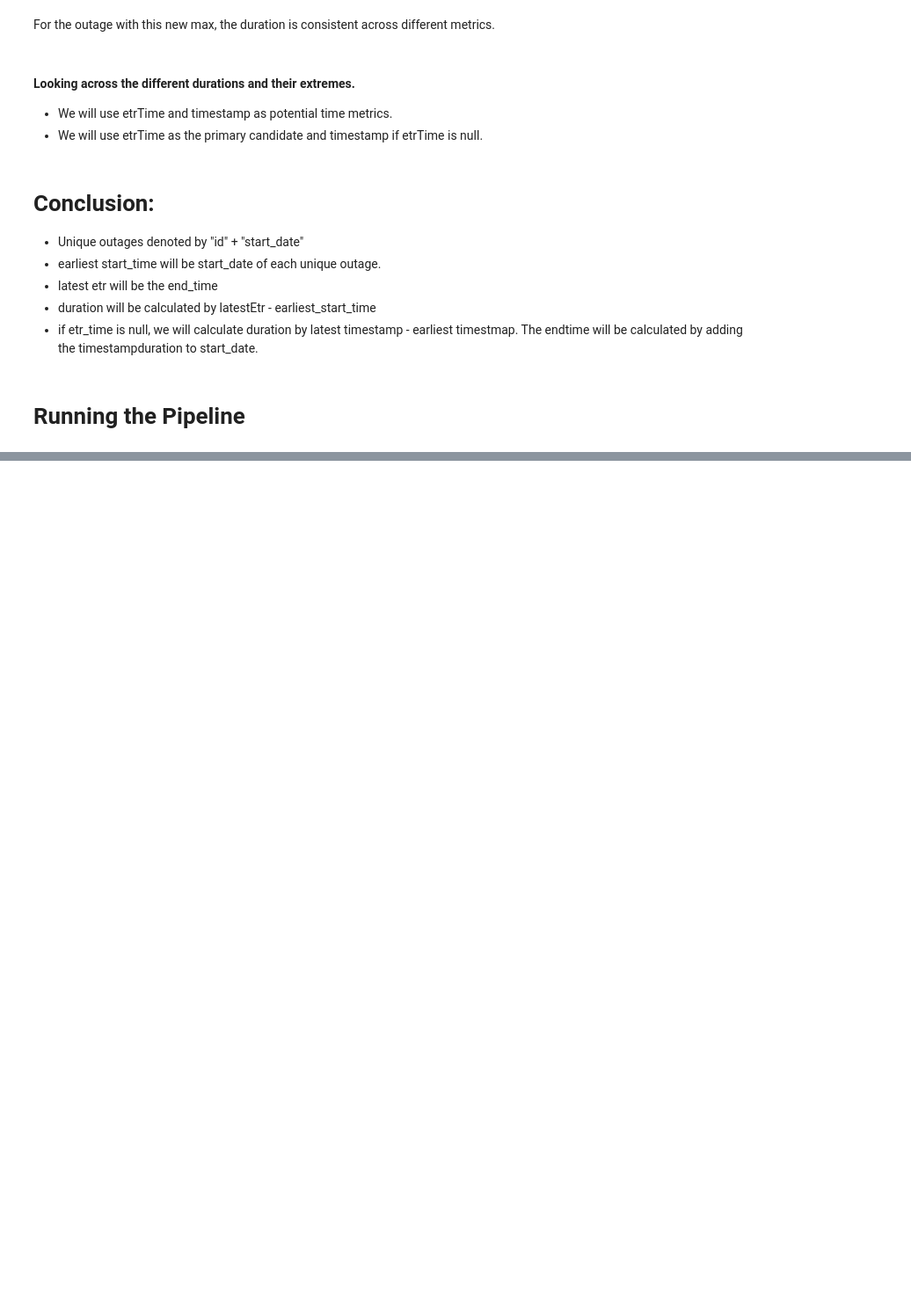
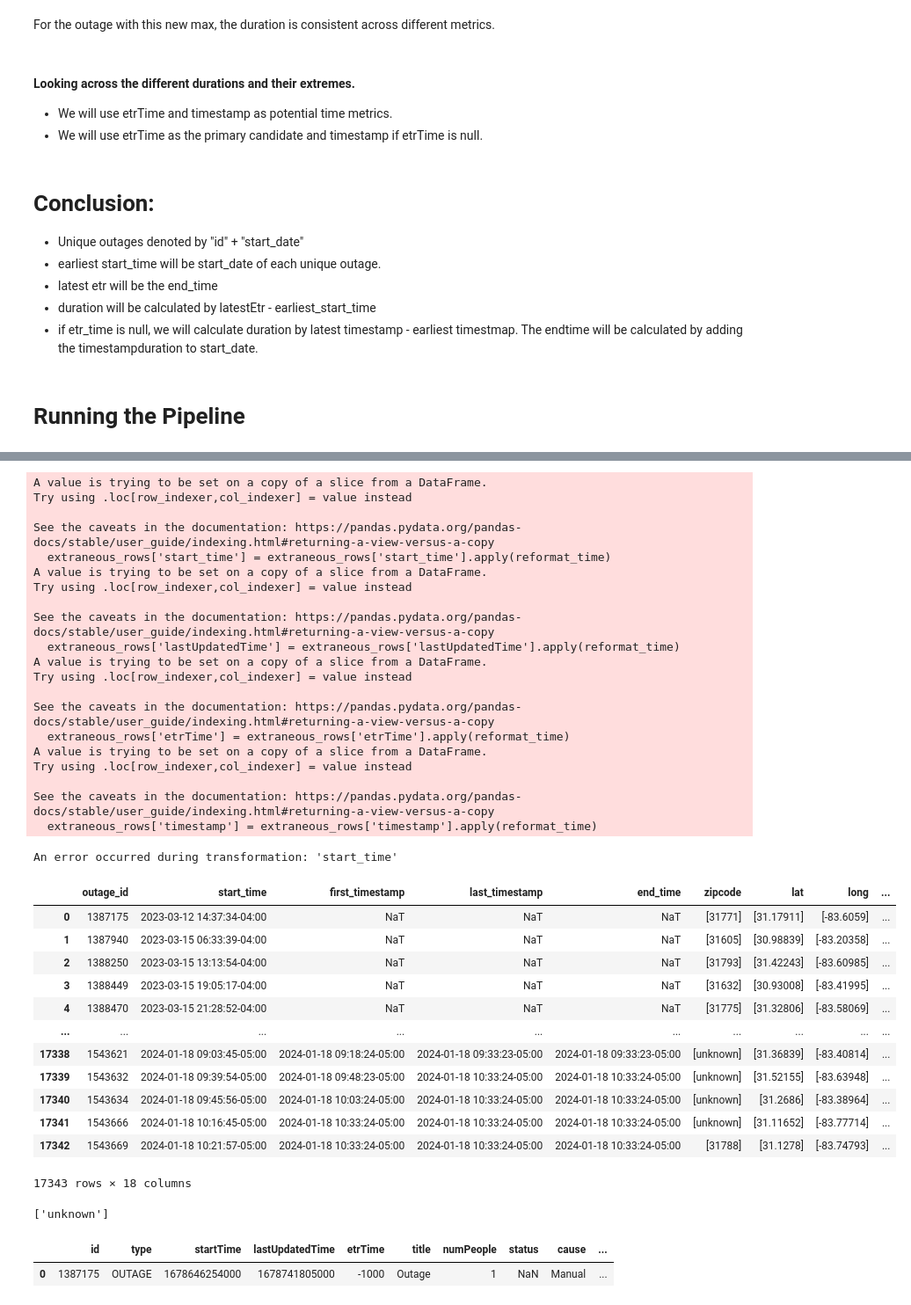
Before and after one commit to Urban-Research-Group/outage-data-scraper, a Jupyter notebook: scripts/ga_5_ Colquitt EMC.ipynb, the cells around one changed output, grey strips where cells are left out. Shown at 88% size. Drawn from its saved outputs; the diff is of its cells as text; code cells hidden in the pictures; blank space fills up the shorter version.

```diff
--- a/scripts/ga_5_ Colquitt EMC.ipynb
+++ b/scripts/ga_5_ Colquitt EMC.ipynb
@@ -245,7 +245,7 @@ with open(local_config_path, 'r') as file:
 loading config manually
 # %%
 col_config = {'name': 'Colquitt EMC', 'state': 'ga', 'layout': 5, 'type': 'o'}
-col_pipe = GA5(col_config, base_file_path)
+col_pipe = GA5_old(col_config, base_file_path)
 col_pipe.load_data()
 col_df = col_pipe._data
 
@@ -1603,0 +1962,48 @@ See the caveats in the documentation: https://pandas.pydata.org/pandas-docs/stab
+# %%
+col_new = GA5_new(col_config, base_file_path)
+col_new._load_data()
+col_new._data = col_new.to_incident_level(identifers=['outage_id', 'start_time'], method='id_grouping')
+display(col_new._data)
+# %% [output]
+A value is trying to be set on a copy of a slice from a DataFrame.
+Try using .loc[row_indexer,col_indexer] = value instead
+
+See the caveats in the documentation: https://pandas.pydata.org/pandas-docs/stable/user_guide/indexing.html#returning-a-view-versus-a-copy
+  extraneous_rows['start_time'] = extraneous_rows['start_time'].apply(reformat_time)
+A value is trying to be set on a copy of a slice from a DataFrame.
+Try using .loc[row_indexer,col_indexer] = value instead
+
+See the caveats in the documentation: https://pandas.pydata.org/pandas-docs/stable/user_guide/indexing.html#returning-a-view-versus-a-copy
+  extraneous_rows['lastUpdatedTime'] = extraneous_rows['lastUpdatedTime'].apply(reformat_time)
+A value is trying to be set on a copy of a slice from a DataFrame.
+Try using .loc[row_indexer,col_indexer] = value instead
+
+See the caveats in the documentation: https://pandas.pydata.org/pandas-docs/stable/user_guide/indexing.html#returning-a-view-versus-a-copy
+  extraneous_rows['etrTime'] = extraneous_rows['etrTime'].apply(reformat_time)
+A value is trying to be set on a copy of a slice from a DataFrame.
+Try using .loc[row_indexer,col_indexer] = value instead
+
+See the caveats in the documentation: https://pandas.pydata.org/pandas-docs/stable/user_guide/indexing.html#returning-a-view-versus-a-copy
+  extraneous_rows['timestamp'] = extraneous_rows['timestamp'].apply(reformat_time)
+An error occurred during transformation: 'start_time'
+|  | outage_id | start_time | first_timestamp | last_timestamp | end_time | zipcode | lat | long | ... |
+| 0 | 1387175 | 2023-03-12 14:37:34-04:00 | NaT | NaT | NaT | [31771] | [31.17911] | [-83.6059] | ... |
+| 1 | 1387940 | 2023-03-15 06:33:39-04:00 | NaT | NaT | NaT | [31605] | [30.98839] | [-83.20358] | ... |
+| 2 | 1388250 | 2023-03-15 13:13:54-04:00 | NaT | NaT | NaT | [31793] | [31.42243] | [-83.60985] | ... |
+| 3 | 1388449 | 2023-03-15 19:05:17-04:00 | NaT | NaT | NaT | [31632] | [30.93008] | [-83.41995] | ... |
+| 4 | 1388470 | 2023-03-15 21:28:52-04:00 | NaT | NaT | NaT | [31775] | [31.32806] | [-83.58069] | ... |
+| ... | ... | ... | ... | ... | ... | ... | ... | ... | ... |
+| 17338 | 1543621 | 2024-01-18 09:03:45-05:00 | 2024-01-18 09:18:24-05:00 | 2024-01-18 09:33:23-05:00 | 2024-01-18 09:33:23-05:00 | [unknown] | [31.36839] | [-83.40814] | ... |
+| 17339 | 1543632 | 2024-01-18 09:39:54-05:00 | 2024-01-18 09:48:23-05:00 | 2024-01-18 10:33:24-05:00 | 2024-01-18 10:33:24-05:00 | [unknown] | [31.52155] | [-83.63948] | ... |
+| 17340 | 1543634 | 2024-01-18 09:45:56-05:00 | 2024-01-18 10:03:24-05:00 | 2024-01-18 10:33:24-05:00 | 2024-01-18 10:33:24-05:00 | [unknown] | [31.2686] | [-83.38964] | ... |
+| 17341 | 1543666 | 2024-01-18 10:16:45-05:00 | 2024-01-18 10:33:24-05:00 | 2024-01-18 10:33:24-05:00 | 2024-01-18 10:33:24-05:00 | [unknown] | [31.11652] | [-83.77714] | ... |
+| 17342 | 1543669 | 2024-01-18 10:21:57-05:00 | 2024-01-18 10:33:24-05:00 | 2024-01-18 10:33:24-05:00 | 2024-01-18 10:33:24-05:00 | [31788] | [31.1278] | [-83.74793] | ... |
+17343 rows × 18 columns
+# %%
+df = col_new._data
+print(df.iloc[17133]['zipcode'])
+display(col_df[col_df['id'] == 1387175])
+# %% [output]
+['unknown']
+|  | id | type | startTime | lastUpdatedTime | etrTime | title | numPeople | status | cause | ... |
+| 0 | 1387175 | OUTAGE | 1678646254000 | 1678741805000 | -1000 | Outage | 1 | NaN | Manual | ... |
```
Also changed, not shown: parts of 9 cells of this notebook, 5 other files.
